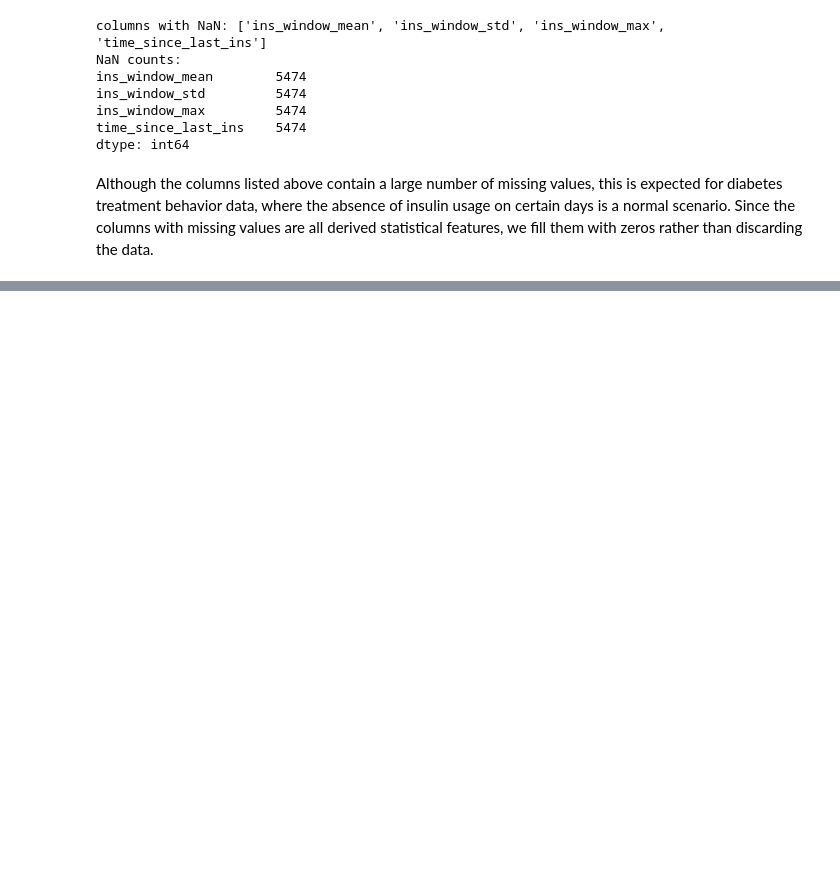
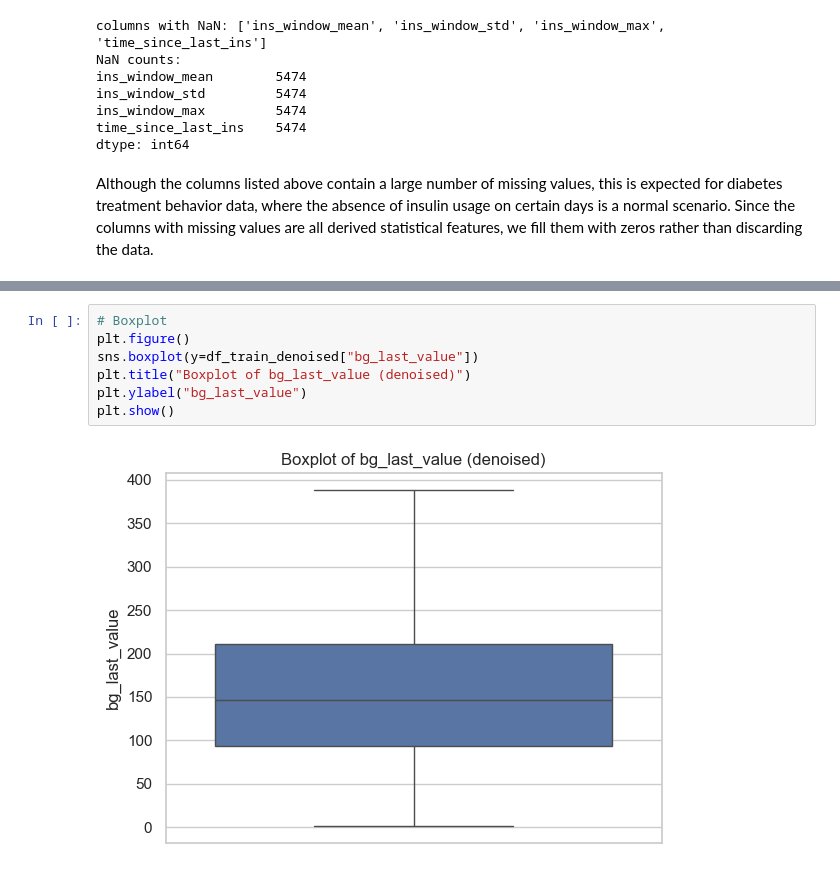
Before and after one commit to SakigamiYang/srh-stat-and-ml-exam, a Jupyter notebook: notebooks/supervised_learning.ipynb, the cells around one changed output, grey strips where cells are left out. Cells and saved outputs as stored; diff of their text form; blank space fills up the shorter version.

```diff
--- a/notebooks/supervised_learning.ipynb
+++ b/notebooks/supervised_learning.ipynb
@@ -104,0 +220,9 @@ Although the columns listed above contain a large number of missing values, this
+# %%
+# Boxplot
+plt.figure()
+sns.boxplot(y=df_train_denoised["bg_last_value"])
+plt.title("Boxplot of bg_last_value (denoised)")
+plt.ylabel("bg_last_value")
+plt.show()
+# %% [output]
+[figure, added]
```
Also changed, not shown: parts of 25 cells of this notebook, 1 other file.
